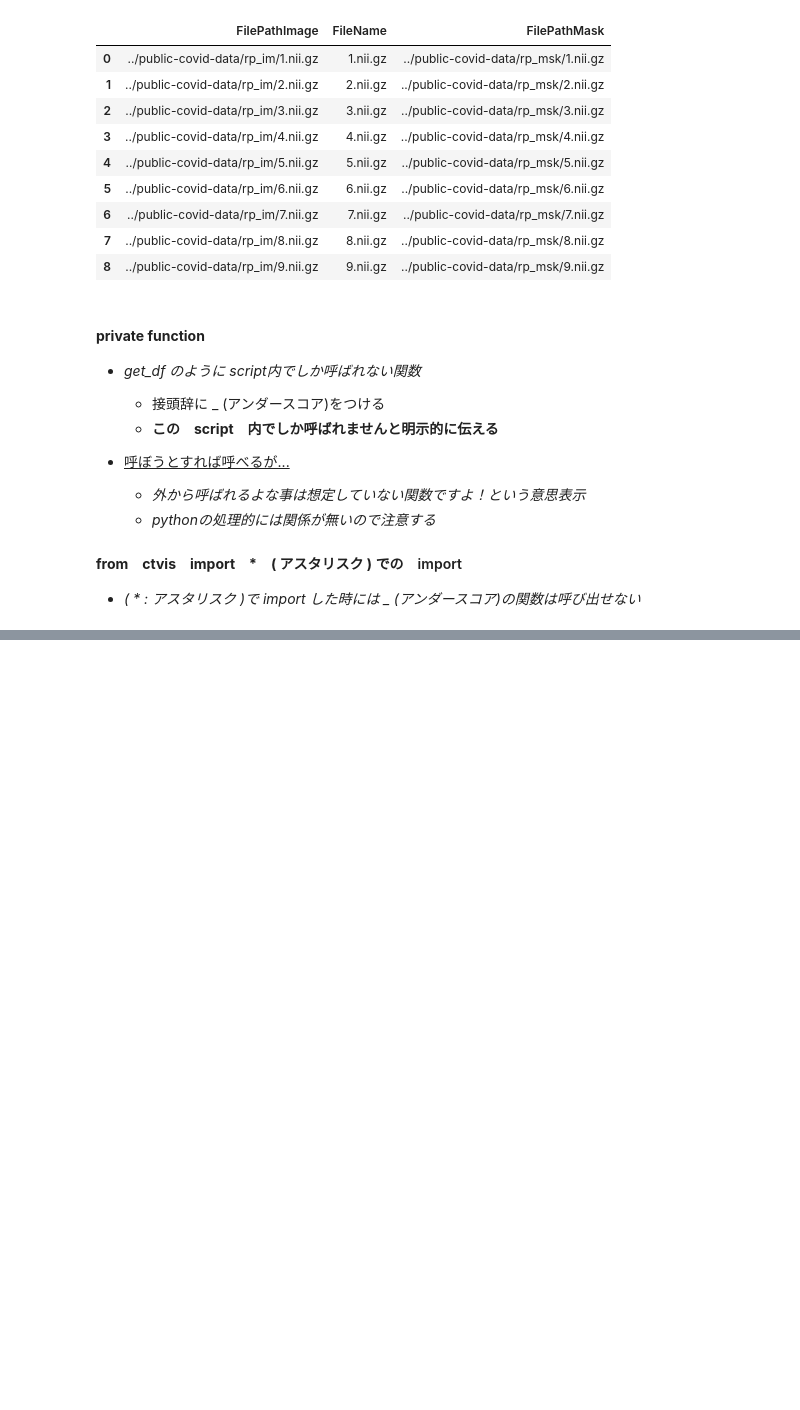
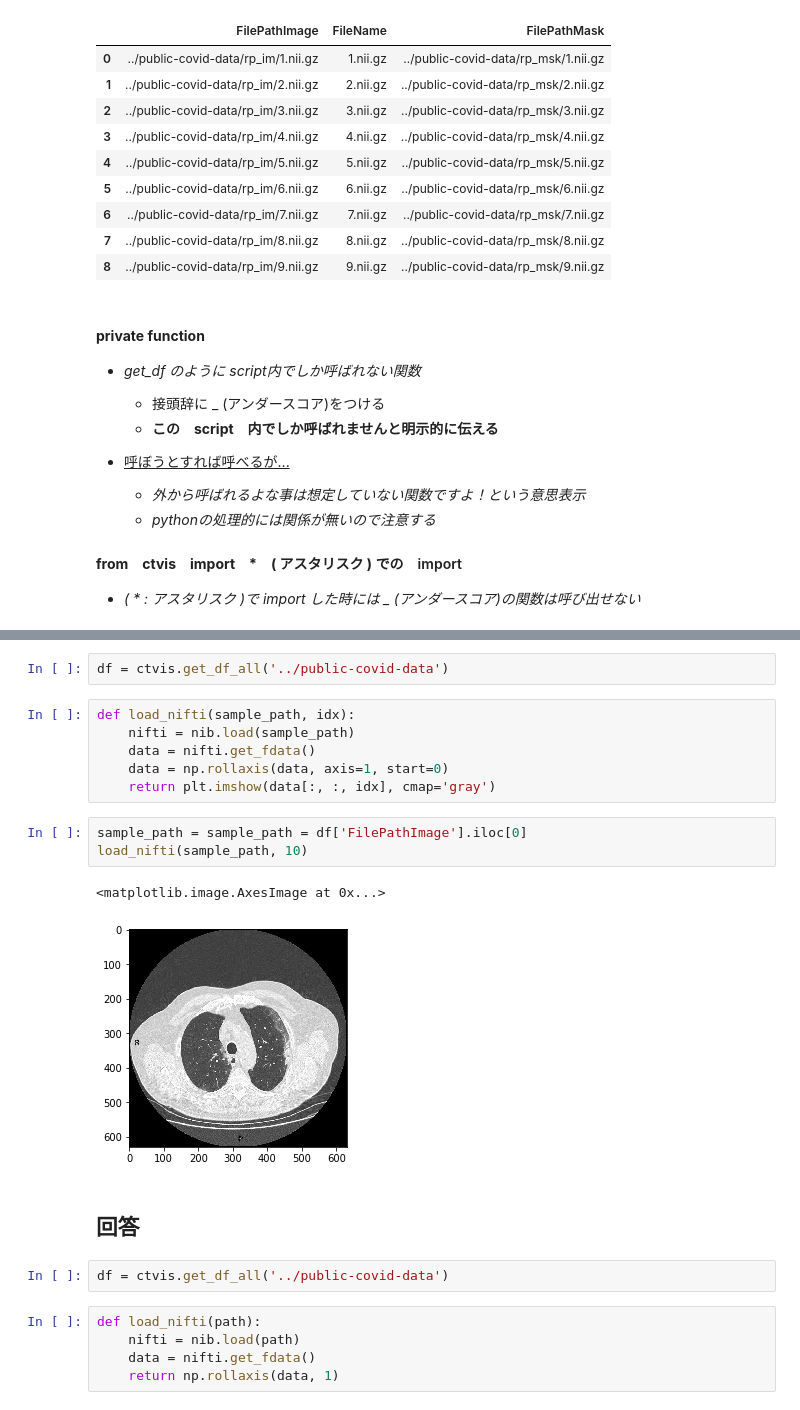
Before and after one commit to MoTo-LaBo/Python-data-science, a Jupyter notebook: CT visualization/ct_devlopment.ipynb, the cells around one changed output, grey strips where cells are left out. Cells and saved outputs as stored; diff of their text form; blank space fills up the shorter version.

```diff
--- a/CT visualization/ct_devlopment.ipynb
+++ b/CT visualization/ct_devlopment.ipynb
@@ -306,0 +353,23 @@ ctvis.get_df_all('../public-covid-data')
+# %%
+df = ctvis.get_df_all('../public-covid-data')
+# %%
+def load_nifti(sample_path, idx):
+    nifti = nib.load(sample_path)
+    data = nifti.get_fdata()
+    data = np.rollaxis(data, axis=1, start=0)
+    return plt.imshow(data[:, :, idx], cmap='gray')
+# %%
+sample_path = sample_path = df['FilePathImage'].iloc[0]
+load_nifti(sample_path, 10)
+# %% [output]
+<matplotlib.image.AxesImage at 0x...>
+[figure, added]
+# %% [markdown]
+## 回答
+# %%
+df = ctvis.get_df_all('../public-covid-data')
+# %%
+def load_nifti(path):
+    nifti = nib.load(path)
+    data = nifti.get_fdata()
+    return np.rollaxis(data, 1)
```
Also changed, not shown: parts of 19 cells of this notebook, 1 other file.
